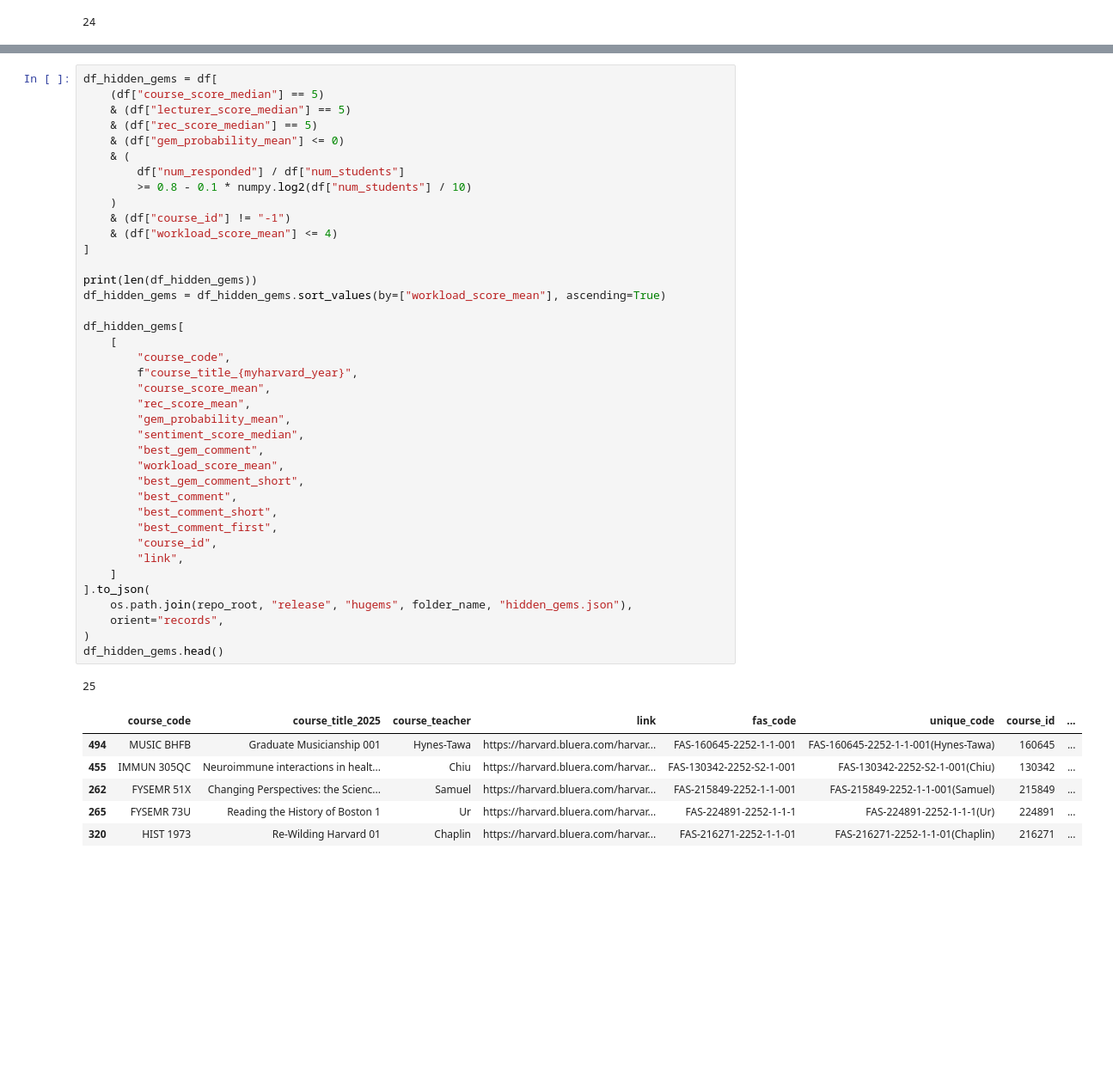
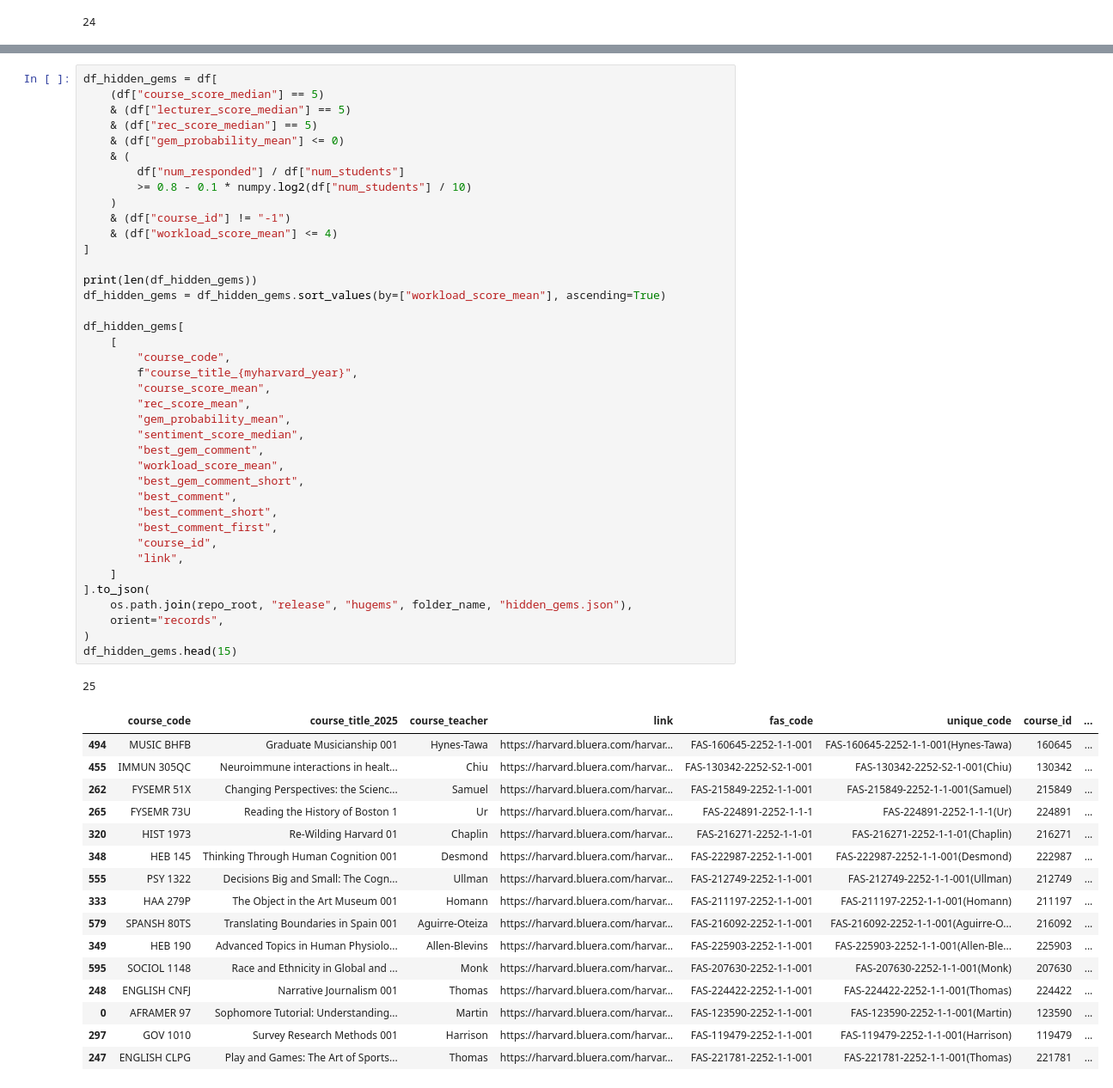
Before and after one commit to jeqcho/myharvard_qguide_scraper, a Jupyter notebook: src/hugems/course_ratings_analysis.ipynb, the cells around one changed output, grey strips where cells are left out. Shown: that part at 86% size. Cells and saved outputs as stored; diff of their text form; blank space fills up the shorter version.

```diff
--- a/src/hugems/course_ratings_analysis.ipynb
+++ b/src/hugems/course_ratings_analysis.ipynb
@@ -455,31 +475,41 @@ df_hidden_gems = df_hidden_gems.sort_values(by=["workload_score_mean"], ascendin
 
 df_hidden_gems[
     [
         "course_code",
         f"course_title_{myharvard_year}",
         "course_score_mean",
         "rec_score_mean",
         "gem_probability_mean",
         "sentiment_score_median",
         "best_gem_comment",
         "workload_score_mean",
         "best_gem_comment_short",
         "best_comment",
         "best_comment_short",
         "best_comment_first",
         "course_id",
         "link",
     ]
 ].to_json(
     os.path.join(repo_root, "release", "hugems", folder_name, "hidden_gems.json"),
     orient="records",
 )
-df_hidden_gems.head()
+df_hidden_gems.head(15)
 # %% [output]
 25
 |  | course_code | course_title_2025 | course_teacher | link | fas_code | unique_code | course_id | ... |
 | 494 | MUSIC BHFB | Graduate Musicianship 001 | Hynes-Tawa | https://harvard.bluera.com/harvar... | FAS-160645-2252-1-1-001 | FAS-160645-2252-1-1-001(Hynes-Tawa) | 160645 | ... |
 | 455 | IMMUN 305QC | Neuroimmune interactions in healt... | Chiu | https://harvard.bluera.com/harvar... | FAS-130342-2252-S2-1-001 | FAS-130342-2252-S2-1-001(Chiu) | 130342 | ... |
 | 262 | FYSEMR 51X | Changing Perspectives: the Scienc... | Samuel | https://harvard.bluera.com/harvar... | FAS-215849-2252-1-1-001 | FAS-215849-2252-1-1-001(Samuel) | 215849 | ... |
 | 265 | FYSEMR 73U | Reading the History of Boston 1 | Ur | https://harvard.bluera.com/harvar... | FAS-224891-2252-1-1-1 | FAS-224891-2252-1-1-1(Ur) | 224891 | ... |
 | 320 | HIST 1973 | Re-Wilding Harvard 01 | Chaplin | https://harvard.bluera.com/harvar... | FAS-216271-2252-1-1-01 | FAS-216271-2252-1-1-01(Chaplin) | 216271 | ... |
+| 348 | HEB 145 | Thinking Through Human Cognition 001 | Desmond | https://harvard.bluera.com/harvar... | FAS-222987-2252-1-1-001 | FAS-222987-2252-1-1-001(Desmond) | 222987 | ... |
+| 555 | PSY 1322 | Decisions Big and Small: The Cogn... | Ullman | https://harvard.bluera.com/harvar... | FAS-212749-2252-1-1-001 | FAS-212749-2252-1-1-001(Ullman) | 212749 | ... |
+| 333 | HAA 279P | The Object in the Art Museum 001 | Homann | https://harvard.bluera.com/harvar... | FAS-211197-2252-1-1-001 | FAS-211197-2252-1-1-001(Homann) | 211197 | ... |
+| 579 | SPANSH 80TS | Translating Boundaries in Spain 001 | Aguirre-Oteiza | https://harvard.bluera.com/harvar... | FAS-216092-2252-1-1-001 | FAS-216092-2252-1-1-001(Aguirre-O... | 216092 | ... |
+| 349 | HEB 190 | Advanced Topics in Human Physiolo... | Allen-Blevins | https://harvard.bluera.com/harvar... | FAS-225903-2252-1-1-001 | FAS-225903-2252-1-1-001(Allen-Ble... | 225903 | ... |
+| 595 | SOCIOL 1148 | Race and Ethnicity in Global and ... | Monk | https://harvard.bluera.com/harvar... | FAS-207630-2252-1-1-001 | FAS-207630-2252-1-1-001(Monk) | 207630 | ... |
+| 248 | ENGLISH CNFJ | Narrative Journalism 001 | Thomas | https://harvard.bluera.com/harvar... | FAS-224422-2252-1-1-001 | FAS-224422-2252-1-1-001(Thomas) | 224422 | ... |
+| 0 | AFRAMER 97 | Sophomore Tutorial: Understanding... | Martin | https://harvard.bluera.com/harvar... | FAS-123590-2252-1-1-001 | FAS-123590-2252-1-1-001(Martin) | 123590 | ... |
+| 297 | GOV 1010 | Survey Research Methods 001 | Harrison | https://harvard.bluera.com/harvar... | FAS-119479-2252-1-1-001 | FAS-119479-2252-1-1-001(Harrison) | 119479 | ... |
+| 247 | ENGLISH CLPG | Play and Games: The Art of Sports... | Thomas | https://harvard.bluera.com/harvar... | FAS-221781-2252-1-1-001 | FAS-221781-2252-1-1-001(Thomas) | 221781 | ... |
```
Also changed, not shown: parts of 6 cells of this notebook, 1 other file.
